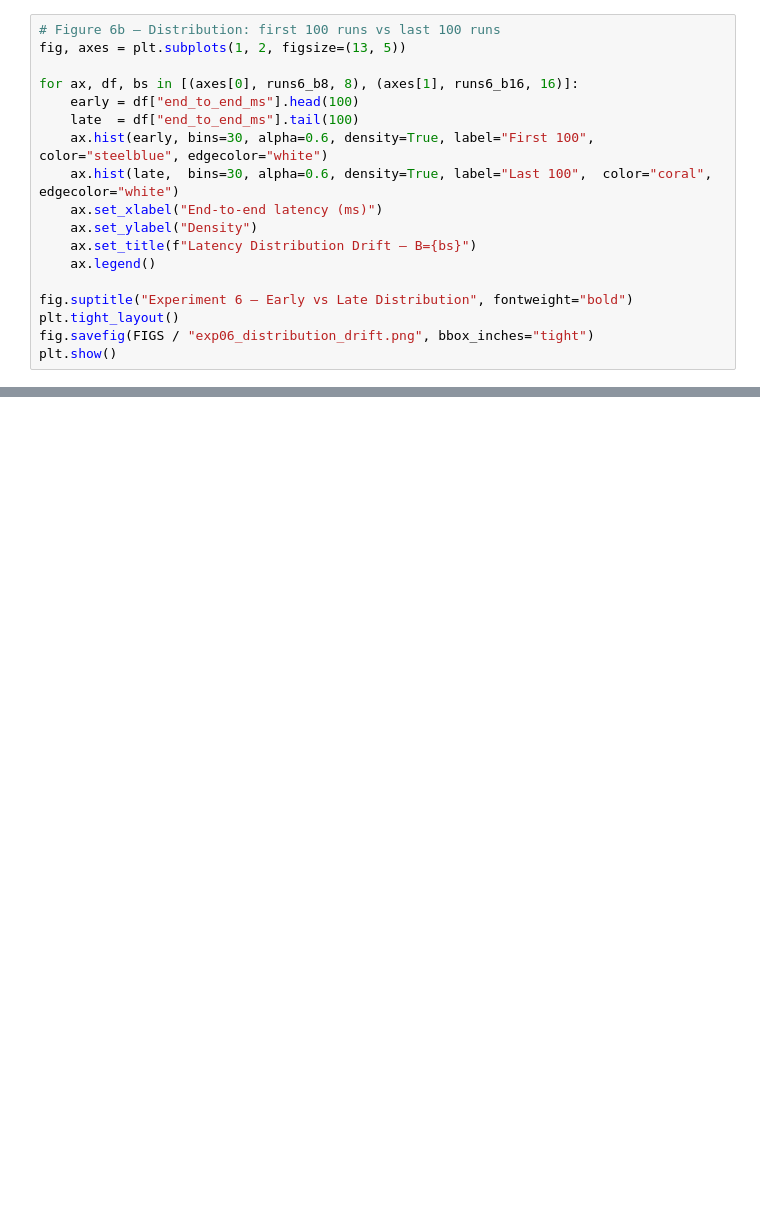
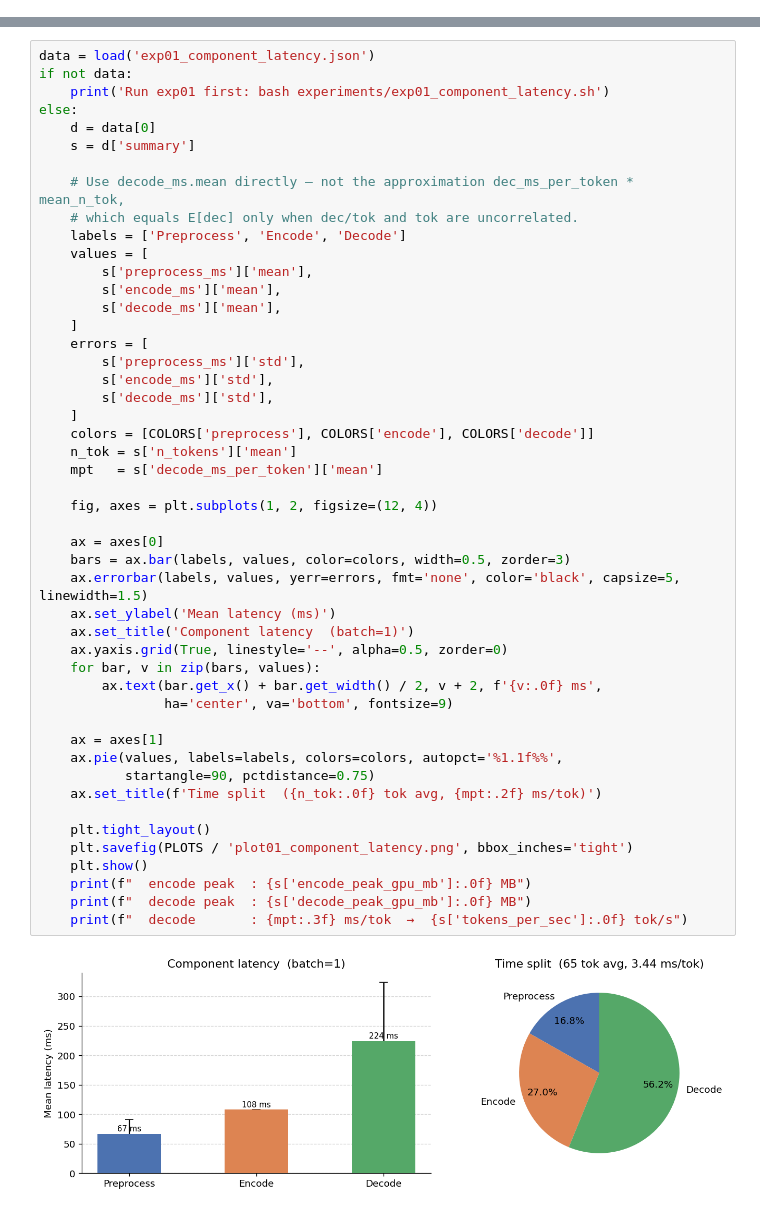
Before and after one commit to fotisk07/inference, a Jupyter notebook: experiments/analysis.ipynb, the cells around one changed output, grey strips where cells are left out. Drawn from its saved outputs; the diff is of its cells as text; blank space fills up the shorter version.

Commit message:
graphs and exps

```diff
--- a/experiments/analysis.ipynb
+++ b/experiments/analysis.ipynb
@@ -534,18 +0,0 @@ plt.show()
-# %%
-# Figure 6b — Distribution: first 100 runs vs last 100 runs
-fig, axes = plt.subplots(1, 2, figsize=(13, 5))
-
-for ax, df, bs in [(axes[0], runs6_b8, 8), (axes[1], runs6_b16, 16)]:
-    early = df["end_to_end_ms"].head(100)
-    late  = df["end_to_end_ms"].tail(100)
-    ax.hist(early, bins=30, alpha=0.6, density=True, label="First 100", color="steelblue", edgecolor="white")
-    ax.hist(late,  bins=30, alpha=0.6, density=True, label="Last 100",  color="coral",     edgecolor="white")
-    ax.set_xlabel("End-to-end latency (ms)")
-    ax.set_ylabel("Density")
-    ax.set_title(f"Latency Distribution Drift — B={bs}")
-    ax.legend()
-
-fig.suptitle("Experiment 6 — Early vs Late Distribution", fontweight="bold")
-plt.tight_layout()
-fig.savefig(FIGS / "exp06_distribution_drift.png", bbox_inches="tight")
-plt.show()
@@ -720,0 +50,50 @@ print(f"Dashboard saved to {FIGS / 'summary_dashboard.png'}")
+# %%
+data = load('exp01_component_latency.json')
+if not data:
+    print('Run exp01 first: bash experiments/exp01_component_latency.sh')
+else:
+    d = data[0]
+    s = d['summary']
+
+    # Use decode_ms.mean directly — not the approximation dec_ms_per_token * mean_n_tok,
+    # which equals E[dec] only when dec/tok and tok are uncorrelated.
+    labels = ['Preprocess', 'Encode', 'Decode']
+    values = [
+        s['preprocess_ms']['mean'],
+        s['encode_ms']['mean'],
+        s['decode_ms']['mean'],
+    ]
+    errors = [
+        s['preprocess_ms']['std'],
+        s['encode_ms']['std'],
+        s['decode_ms']['std'],
+    ]
+    colors = [COLORS['preprocess'], COLORS['encode'], COLORS['decode']]
+    n_tok = s['n_tokens']['mean']
+    mpt   = s['decode_ms_per_token']['mean']
+
+    fig, axes = plt.subplots(1, 2, figsize=(12, 4))
+
+    ax = axes[0]
+    bars = ax.bar(labels, values, color=colors, width=0.5, zorder=3)
+    ax.errorbar(labels, values, yerr=errors, fmt='none', color='black', capsize=5, linewidth=1.5)
+    ax.set_ylabel('Mean latency (ms)')
+    ax.set_title('Component latency  (batch=1)')
+    ax.yaxis.grid(True, linestyle='--', alpha=0.5, zorder=0)
+    for bar, v in zip(bars, values):
+        ax.text(bar.get_x() + bar.get_width() / 2, v + 2, f'{v:.0f} ms',
+                ha='center', va='bottom', fontsize=9)
+
+    ax = axes[1]
+    ax.pie(values, labels=labels, colors=colors, autopct='%1.1f%%',
+           startangle=90, pctdistance=0.75)
+    ax.set_title(f'Time split  ({n_tok:.0f} tok avg, {mpt:.2f} ms/tok)')
+
+    plt.tight_layout()
+    plt.savefig(PLOTS / 'plot01_component_latency.png', bbox_inches='tight')
+    plt.show()
+    print(f"  encode peak  : {s['encode_peak_gpu_mb']:.0f} MB")
+    print(f"  decode peak  : {s['decode_peak_gpu_mb']:.0f} MB")
+    print(f"  decode       : {mpt:.3f} ms/tok  →  {s['tokens_per_sec']:.0f} tok/s")
+# %% [output]
+[figure, added]
```
Also changed, not shown: parts of 46 cells of this notebook, 39 other files.
